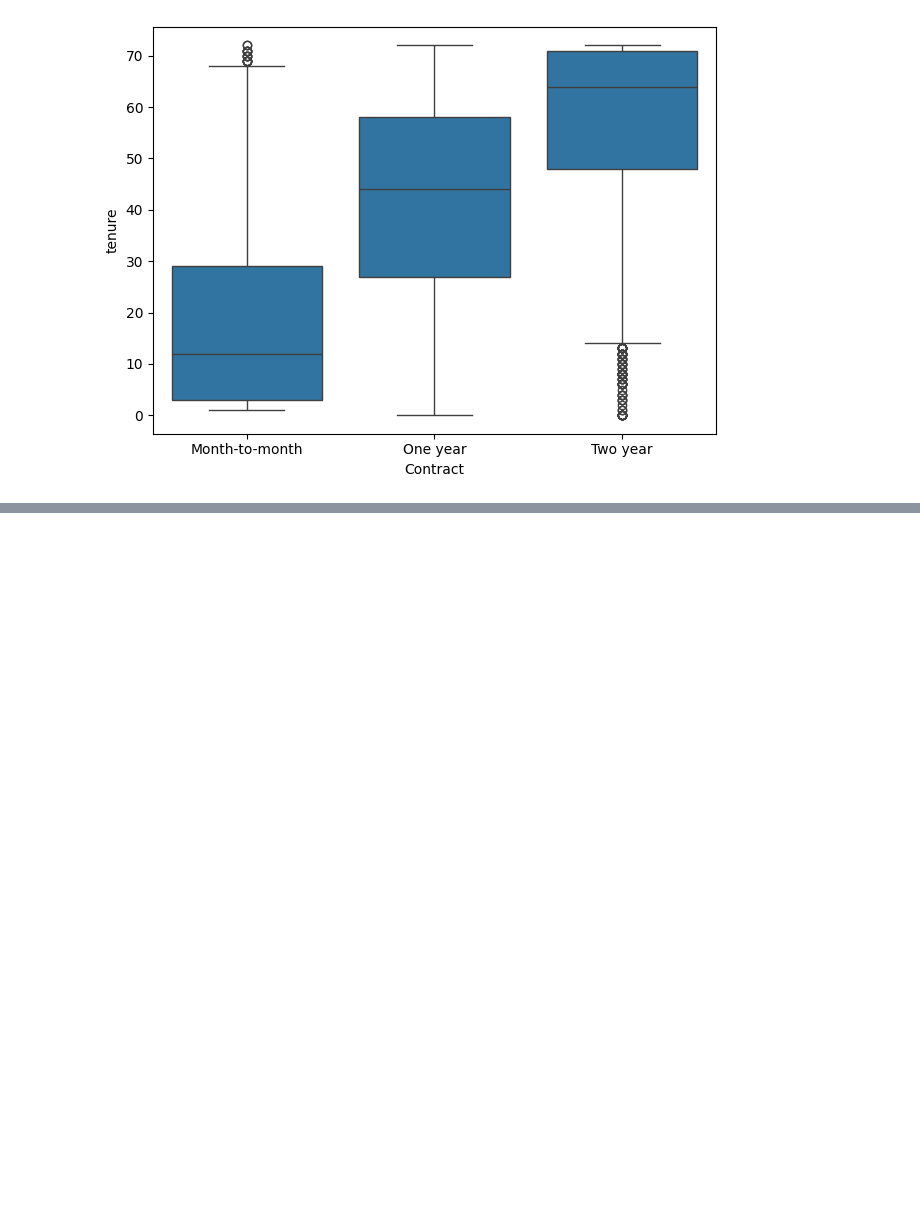
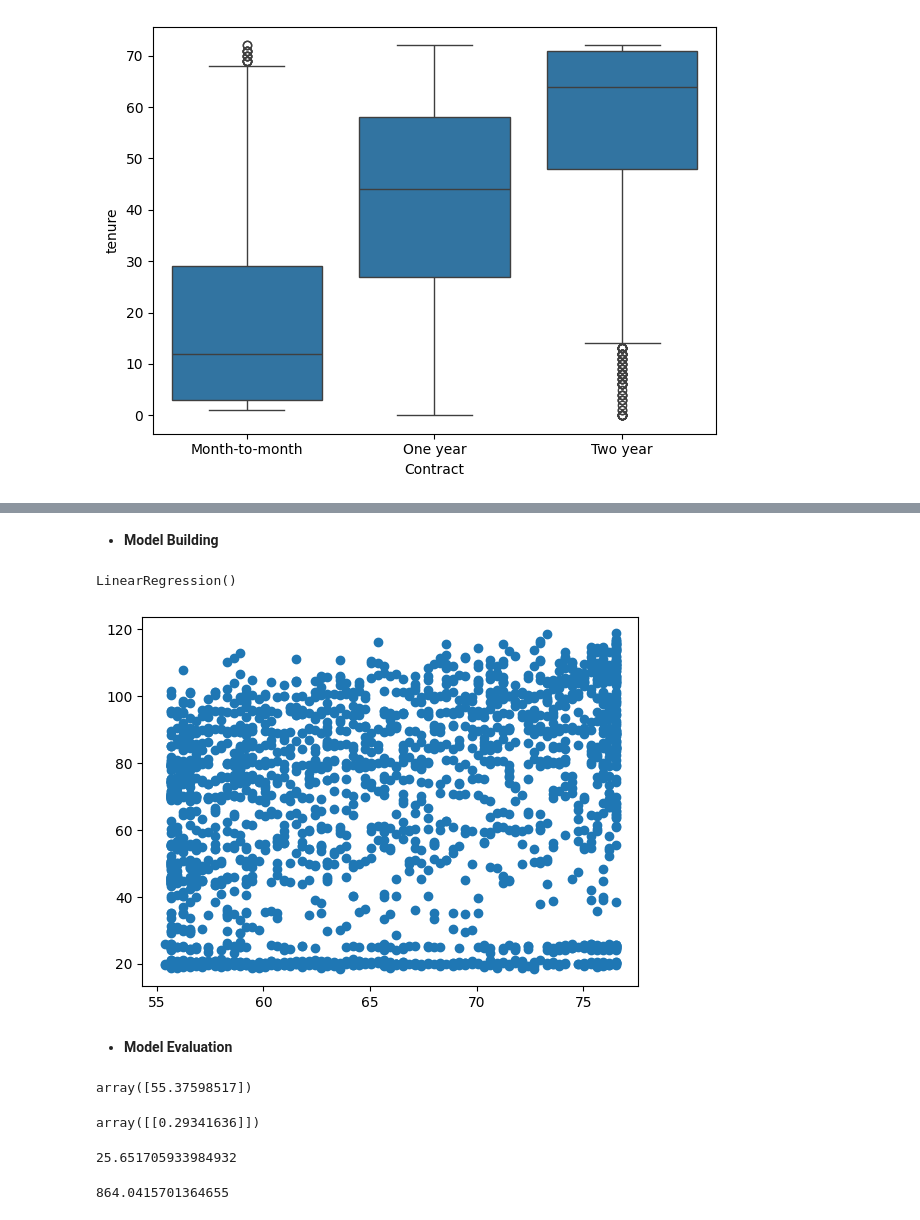
Before and after one commit to Sairam307/ML-regression-project, a Jupyter notebook: Customer_Churn_Analysis_Using_Classification_Algorithm.ipynb, the cells around one changed output, grey strips where cells are left out. Saved outputs shown, nothing was run; the diff lists cells and outputs as text; code cells hidden in the pictures; blank space fills up the shorter version.

```diff
--- a/Customer_Churn_Analysis_Using_Classification_Algorithm.ipynb
+++ b/Customer_Churn_Analysis_Using_Classification_Algorithm.ipynb
@@ -333,0 +360,36 @@ plt.show();
+# %%
+X_train, X_test, y_train, y_test = train_test_split(x,y, test_size = 0.3, random_state = 0)
+# %% [markdown]
+* **Model Building**
+# %%
+LR = LinearRegression()
+# %%
+LR.fit(X_train, y_train)
+# %% [output]
+LinearRegression()
+# %%
+Predictions = LR.predict(X_test)
+# %%
+plt.scatter(Predictions, y_test);
+# %% [output]
+[figure, added]
+# %% [markdown]
+* **Model Evaluation**
+# %%
+LR.intercept_
+# %% [output]
+array([55.37598517])
+# %%
+LR.coef_
+# %% [output]
+array([[0.29341636]])
+# %%
+MAE = mean_absolute_error(y_test, Predictions)
+MAE
+# %% [output]
+25.651705933984932
+# %%
+Variance = mean_squared_error(y_test, Predictions) #less MSE = Good Model | 0 MSE = Perfect Model
+Variance
+# %% [output]
+864.0415701364655
```
Also changed, not shown: parts of 19 cells of this notebook.
